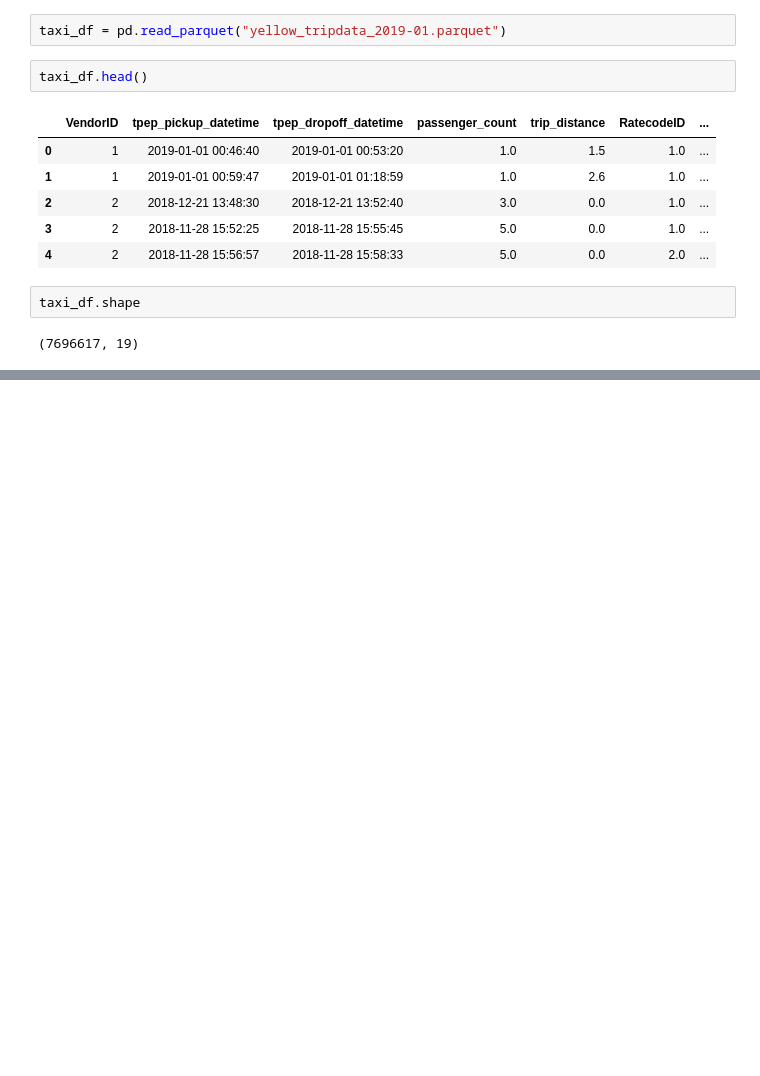
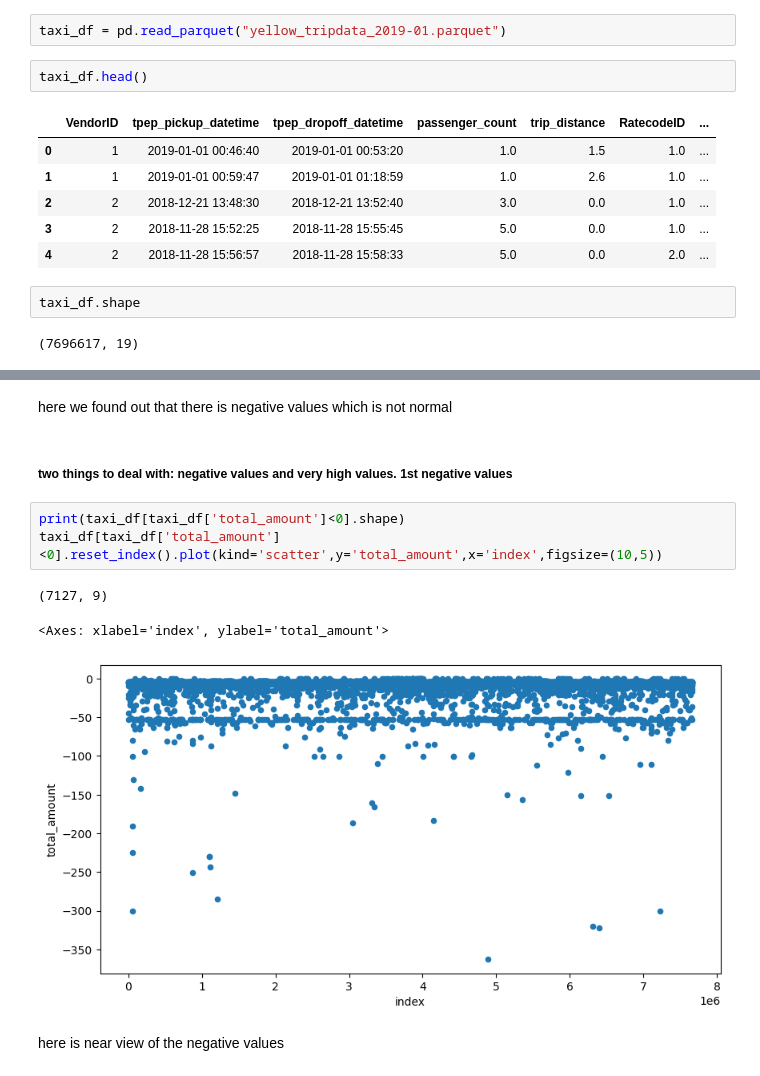
Before and after one commit to Mo-Hommos/new_york-taxi-analysis, a Jupyter notebook: presentable_notebook.ipynb, the cells around one changed output, grey strips where cells are left out. Cells and saved outputs as stored; diff of their text form; blank space fills up the shorter version.

```diff
--- a/presentable_notebook.ipynb
+++ b/presentable_notebook.ipynb
@@ -17,0 +86,13 @@ taxi_df.shape
+# %% [markdown]
+here we found out that there is negative values which is not normal
+# %% [markdown]
+##### two things to deal with: negative values and very high values. 1st negative values
+# %%
+print(taxi_df[taxi_df['total_amount']<0].shape)
+taxi_df[taxi_df['total_amount']<0].reset_index().plot(kind='scatter',y='total_amount',x='index',figsize=(10,5))
+# %% [output]
+(7127, 9)
+<Axes: xlabel='index', ylabel='total_amount'>
+[figure, added]
+# %% [markdown]
+here is near view of the negative values
```
Also changed, not shown: parts of 36 cells of this notebook.
